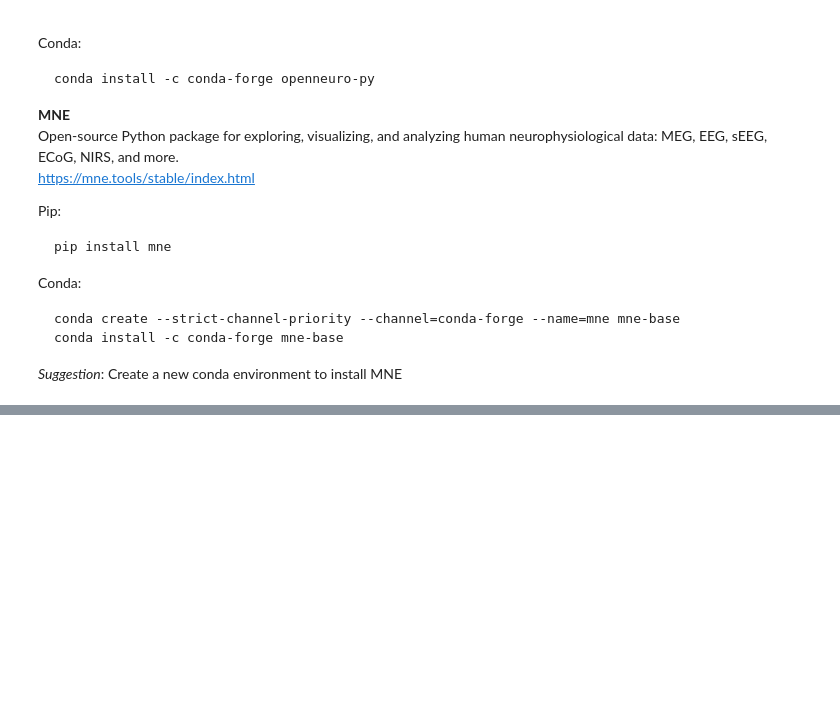
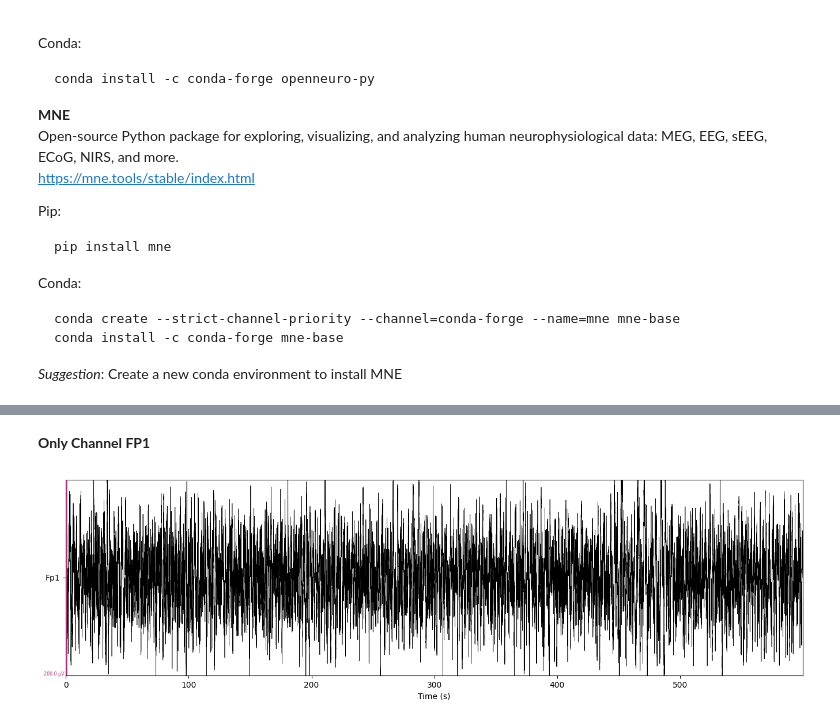
Before and after one commit to sobieddch90/mcd_udg_tfm-egg_analysis, a Jupyter notebook: Alzheimer_Open_Neuro_EEG_Analysis.ipynb, the cells around one changed output, grey strips where cells are left out. Cells and saved outputs as stored; diff of their text form; code cells hidden in the pictures; blank space fills up the shorter version.

```diff
--- a/Alzheimer_Open_Neuro_EEG_Analysis.ipynb
+++ b/Alzheimer_Open_Neuro_EEG_Analysis.ipynb
@@ -503,0 +185,11 @@ combined_raw_data.plot(show_scrollbars=False, show_scalebars=True,
+# %% [markdown]
+**Only Channel FP1**
+# %%
+fig = raw.plot(n_channels=1, scalings=dict(eeg=1e-4),
+               title='EEG Data', show=False, block=True, duration=600,
+               show_scrollbars=False, show_scalebars=True
+               )
+fig.set_size_inches(14, 4)
+plt.show()
+# %% [output]
+[figure, added]
```
Also changed, not shown: parts of 76 cells of this notebook.
